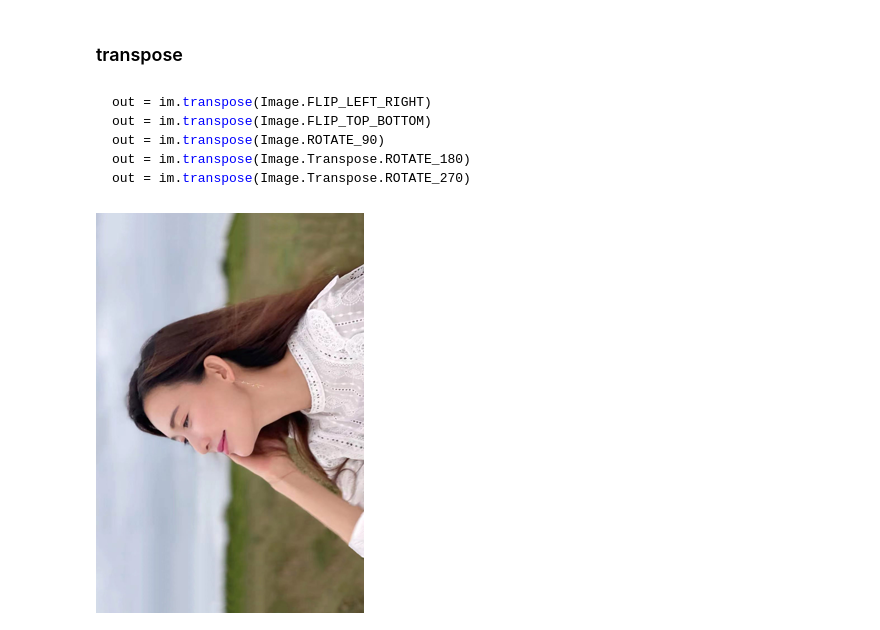
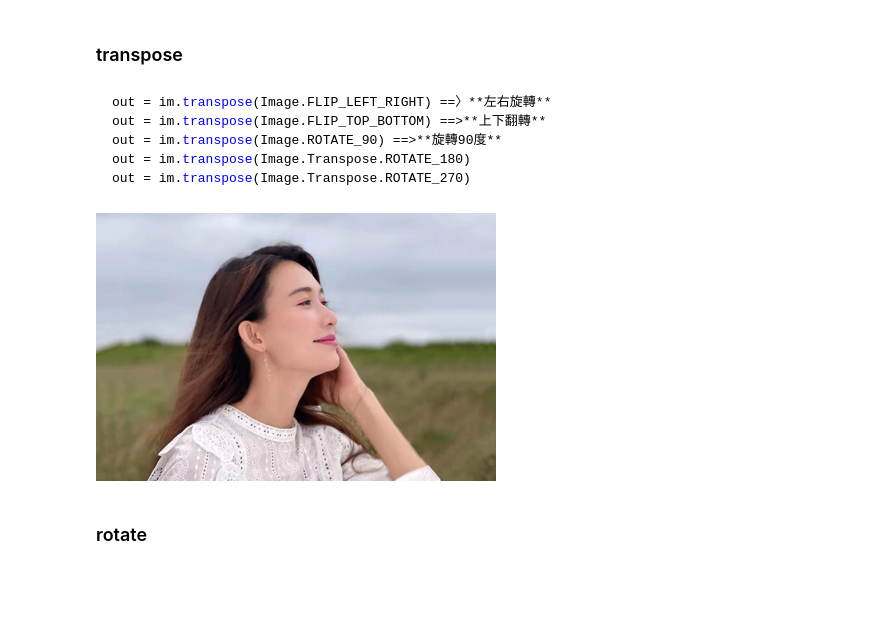
Before and after one commit to Kuo2022/20220702-python, a Jupyter notebook: 20220716.ipynb, the cells around one changed output. Cells and saved outputs as stored; diff of their text form; code cells hidden in the pictures; blank space fills up the shorter version.

````diff
--- a/20220716.ipynb
+++ b/20220716.ipynb
@@ -456,15 +456,17 @@ im4
 ### transpose
 # %% [markdown]
 ```python
-out = im.transpose(Image.FLIP_LEFT_RIGHT)
-out = im.transpose(Image.FLIP_TOP_BOTTOM)
-out = im.transpose(Image.ROTATE_90)
+out = im.transpose(Image.FLIP_LEFT_RIGHT) ==〉**左右旋轉**
+out = im.transpose(Image.FLIP_TOP_BOTTOM) ==>**上下翻轉**
+out = im.transpose(Image.ROTATE_90) ==>**旋轉90度**
 out = im.transpose(Image.Transpose.ROTATE_180)
 out = im.transpose(Image.Transpose.ROTATE_270)
 ```
 # %%
 im3.transpose?
 # %%
-im3.transpose(Image.ROTATE_90)
+im3.transpose(Image.FLIP_LEFT_RIGHT)
 # %% [output]
-[figure, old version]
+[figure, new version]
+# %% [markdown]
+### rotate
````
Also changed, not shown: parts of 15 cells of this notebook.
